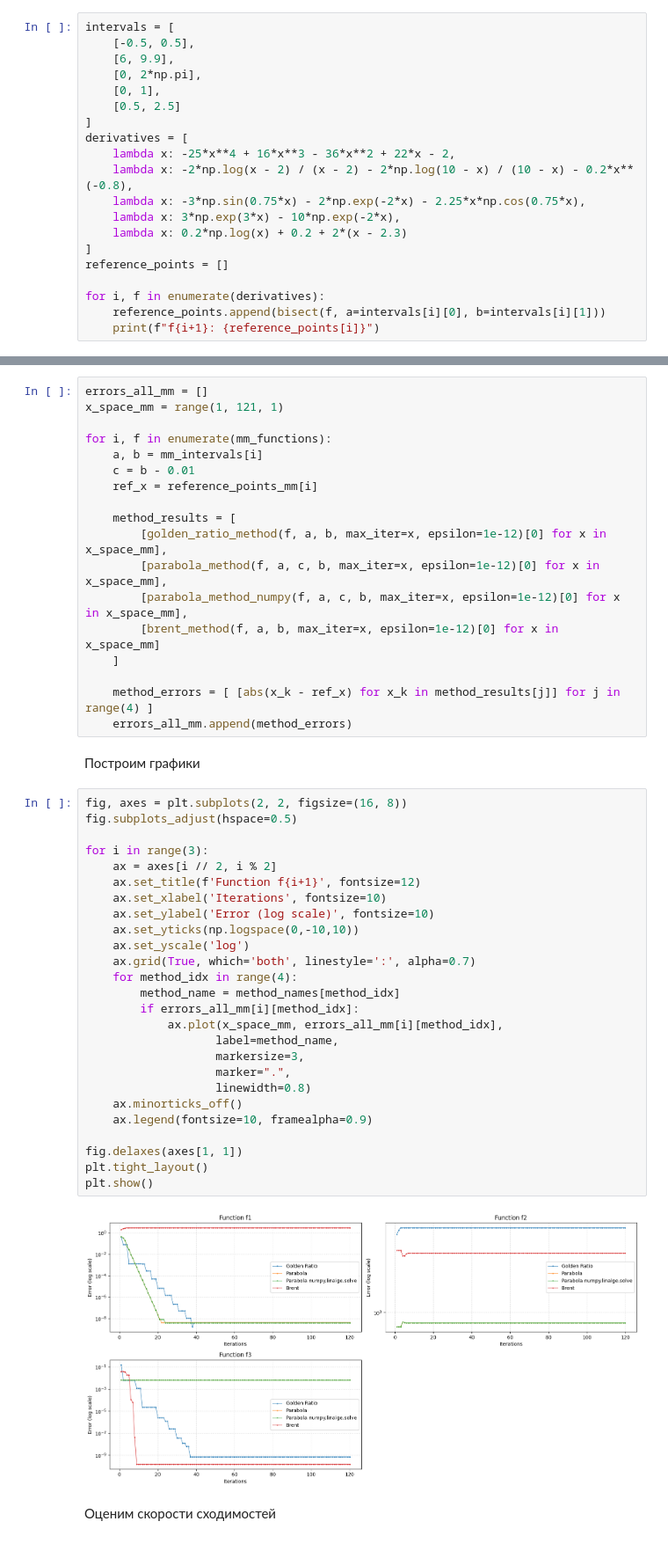
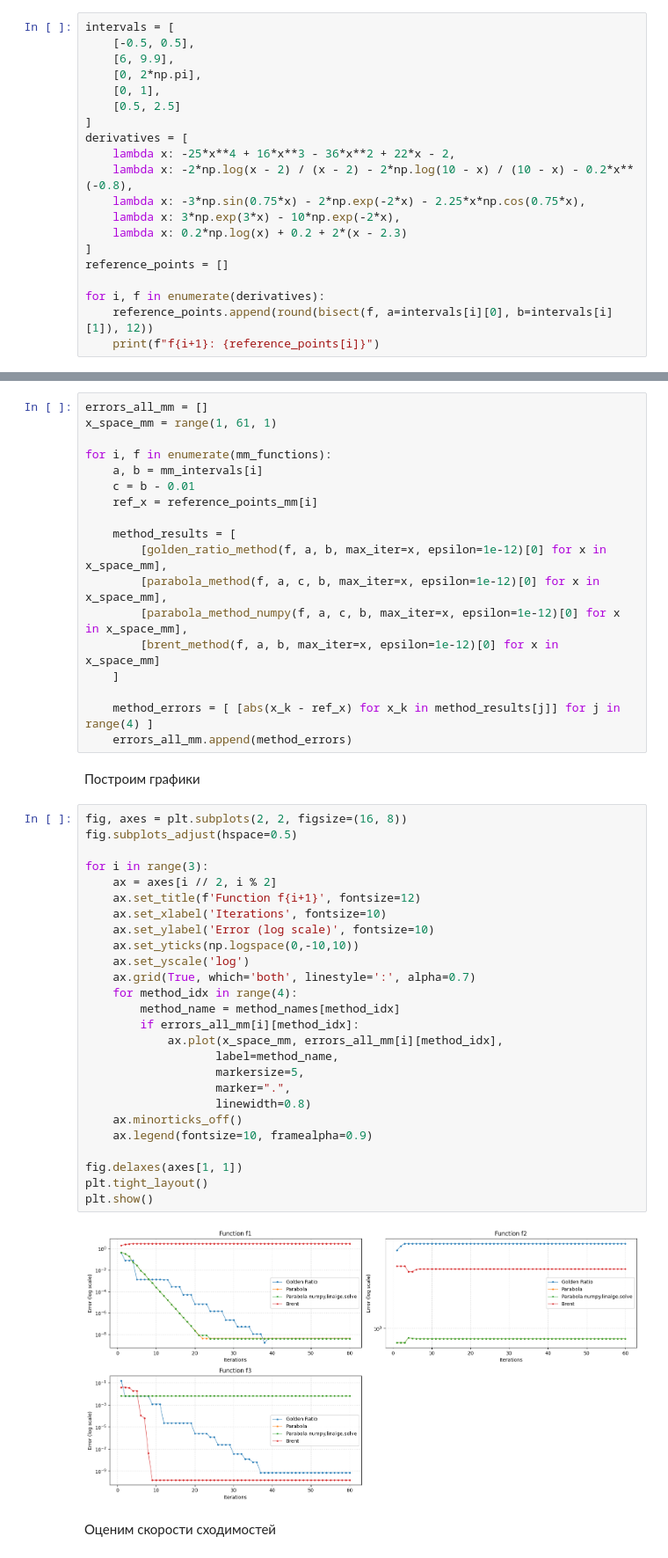
Before and after one commit to n-sukhov/OptMeth, a Jupyter notebook: Lab1/lab_1.ipynb, the cells around one changed output, grey strips where cells are left out. Shown at 88% size. Saved outputs shown, nothing was run; the diff lists cells and outputs as text.

```diff
--- a/Lab1/lab_1.ipynb
+++ b/Lab1/lab_1.ipynb
@@ -214,6 +214,6 @@ derivatives = [
 reference_points = []
 
 for i, f in enumerate(derivatives):
-    reference_points.append(bisect(f, a=intervals[i][0], b=intervals[i][1]))
+    reference_points.append(round(bisect(f, a=intervals[i][0], b=intervals[i][1]), 12))
     print(f"f{i+1}: {reference_points[i]}")
 # %% [output]
@@ -519,7 +511,7 @@ f2: 6.706973137514069
 f3: 0.03846293885893828
 # %%
 errors_all_mm = []
-x_space_mm = range(1, 121, 1)
+x_space_mm = range(1, 61, 1)
 
 for i, f in enumerate(mm_functions):
     a, b = mm_intervals[i]
@@ -540,31 +532,31 @@ for i, f in enumerate(mm_functions):
 # %%
 fig, axes = plt.subplots(2, 2, figsize=(16, 8))
 fig.subplots_adjust(hspace=0.5)
 
 for i in range(3):
     ax = axes[i // 2, i % 2]
     ax.set_title(f'Function f{i+1}', fontsize=12)
     ax.set_xlabel('Iterations', fontsize=10)
     ax.set_ylabel('Error (log scale)', fontsize=10)
     ax.set_yticks(np.logspace(0,-10,10))
     ax.set_yscale('log')
     ax.grid(True, which='both', linestyle=':', alpha=0.7)
     for method_idx in range(4):
         method_name = method_names[method_idx]
         if errors_all_mm[i][method_idx]:
             ax.plot(x_space_mm, errors_all_mm[i][method_idx],
                    label=method_name,
-                   markersize=3,
+                   markersize=5,
                    marker=".",
                    linewidth=0.8)
     ax.minorticks_off()
     ax.legend(fontsize=10, framealpha=0.9)
 
 fig.delaxes(axes[1, 1])
 plt.tight_layout()
 plt.show()
 # %% [output]
-[figure, old version]
+[figure, new version]
 # %% [markdown]
 Оценим скорости сходимостей
 # %%
```
Also changed, not shown: parts of 5 cells of this notebook.
